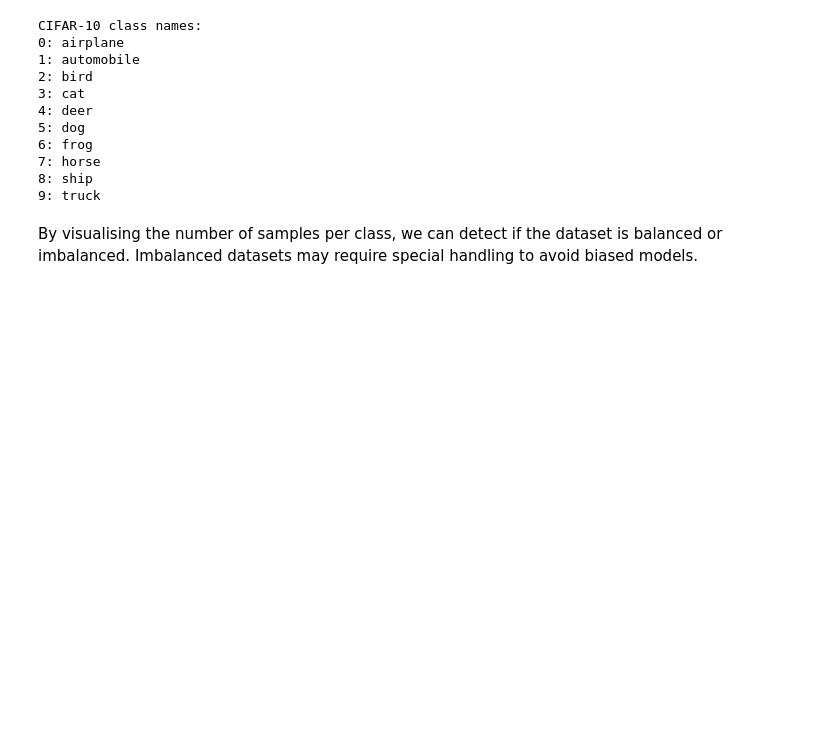
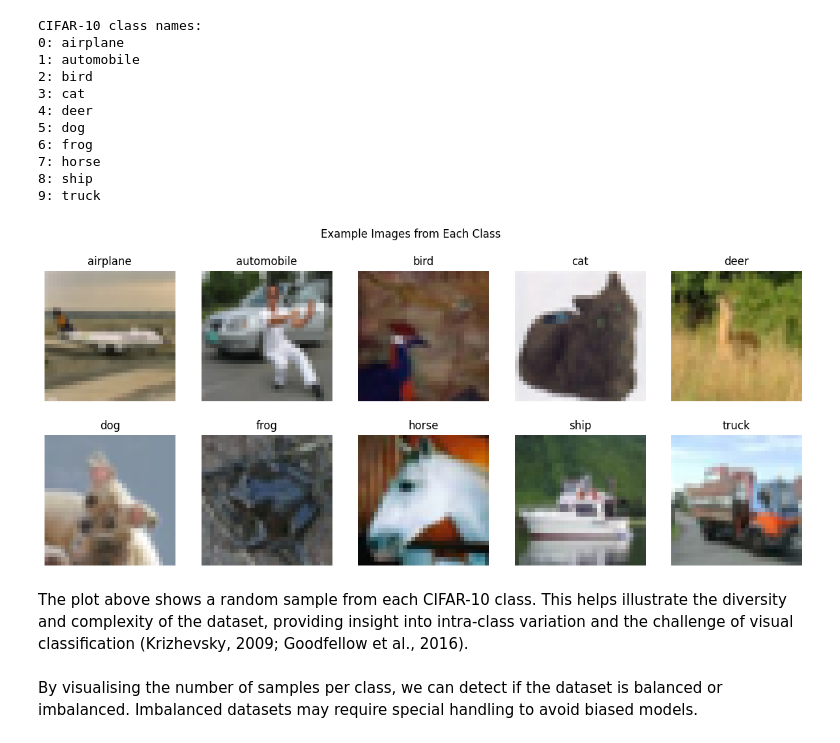
Before and after one commit to RubyNixx/CIFAR10, a Jupyter notebook: CIFAR10_ML.ipynb, the cells around one changed output. Cells and saved outputs as stored; diff of their text form; code cells hidden in the pictures; blank space fills up the shorter version.

```diff
--- a/CIFAR10_ML.ipynb
+++ b/CIFAR10_ML.ipynb
@@ -145,6 +170,27 @@ CIFAR-10 class names:
 7: horse
 8: ship
 9: truck
+# %%
+# Visualising helps assess dataset diversity and intra-class variation, which is important for model selection and evaluation.
+
+fig, axes = plt.subplots(2, 5, figsize=(15, 6))
+for i, class_name in enumerate(class_names):
+    idx = np.where(y_train.flatten() == i)[0]
+    img = X_train[idx[np.random.randint(len(idx))]]
+    ax = axes[i // 5, i % 5]
+    # If images are not yet normalized, they may be uint8; if already normalised, multiply by 255 for display
+    if img.max() <= 1.0:
+        ax.imshow((img * 255).astype(np.uint8))
+    else:
+        ax.imshow(img.astype(np.uint8))
+    ax.set_title(class_name)
+    ax.axis('off')
+plt.suptitle("Example Images from Each Class")
+plt.show()
+# %% [output]
+[figure, added]
+# %% [markdown]
+The plot above shows a random sample from each CIFAR-10 class. This helps illustrate the diversity and complexity of the dataset, providing insight into intra-class variation and the challenge of visual classification (Krizhevsky, 2009; Goodfellow et al., 2016).
 # %% [markdown]
 By visualising the number of samples per class, we can detect if the dataset is balanced or imbalanced. Imbalanced datasets may require special handling to avoid biased models.
 # %%
```
Also changed, not shown: parts of 136 cells of this notebook.
